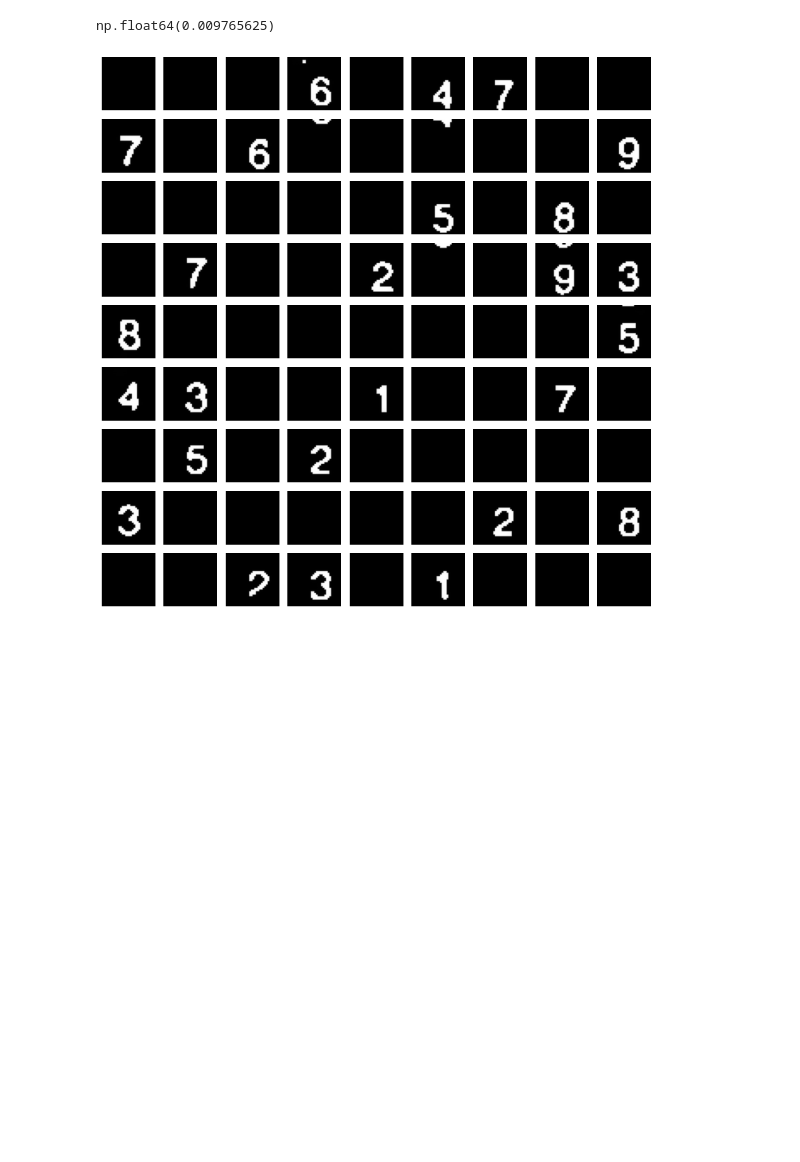
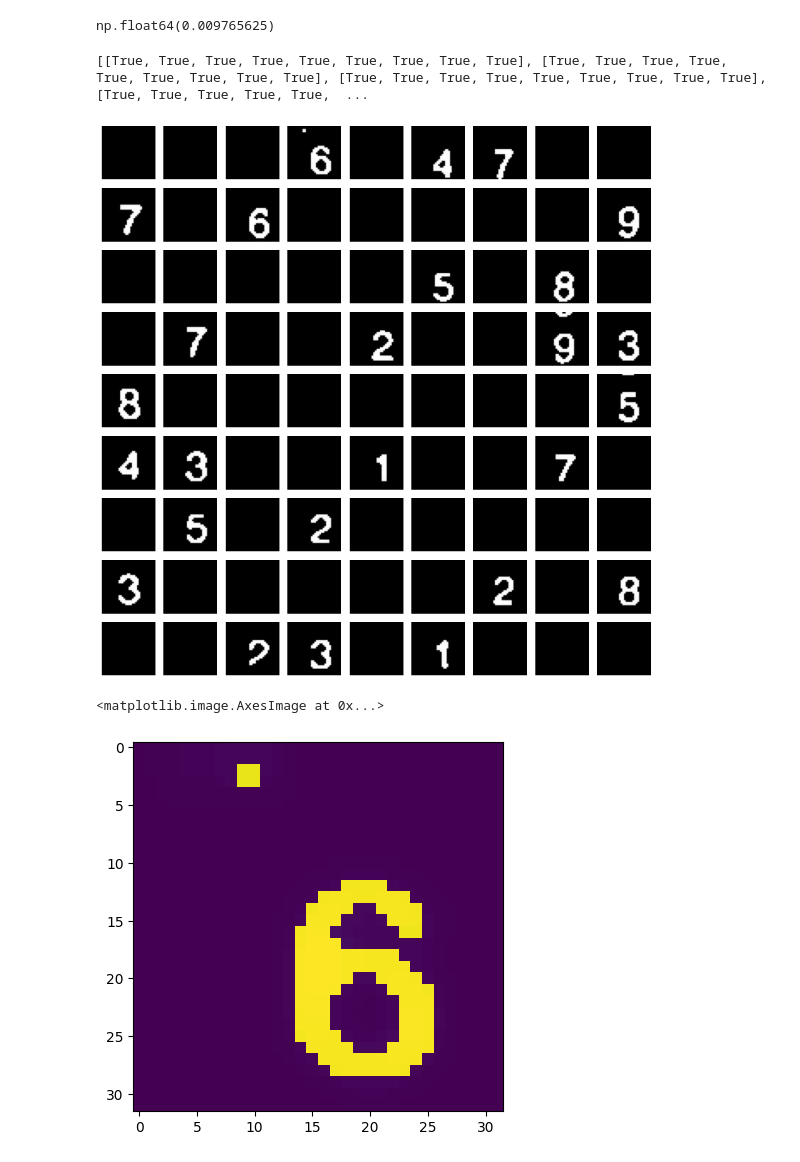
Before and after one commit to parsamhb82/AI-Powered_Sudoku_Grid_Extraction_and_Solver, a Jupyter notebook: image_processing.ipynb, the cells around one changed output. Drawn from its saved outputs; the diff is of its cells as text; code cells hidden in the pictures; blank space fills up the shorter version.

```diff
--- a/image_processing.ipynb
+++ b/image_processing.ipynb
@@ -255,10 +255,16 @@ np.mean(soduku_grid[2][0])
 # %% [output]
 np.float64(0.009765625)
 # %%
+soduku_filled = [[True] * 9 for _ in range(9)]
+print(soduku_filled)
+
 for i in range(grid_size):
     for j in range(grid_size):
-        if np.mean(soduku_grid[i][j]) < 5:  # Adjust threshold
+        if np.mean(soduku_grid[i][j]) < 10:  # Adjust threshold
             soduku_grid[i][j] = np.zeros_like(soduku_grid[i][j])
+            soduku_filled[i][j] = False
+# %% [output]
+[[True, True, True, True, True, True, True, True, True], [True, True, True, True, True, True, True, True, True], [True, True, True, True, True, True, True, True, True], [True, True, True, True, True,  ...
 # %%
 fig, axes = plt.subplots(grid_size, grid_size, figsize=(10, 10))
 for i in range(grid_size):
@@ -269,4 +275,9 @@ for i in range(grid_size):
 plt.tight_layout()
 plt.show()
 # %% [output]
-[figure, old version]
+[figure, new version]
+# %%
+plt.imshow(soduku_grid[0][3])
+# %% [output]
+<matplotlib.image.AxesImage at 0x...>
+[figure, added]
```
Also changed, not shown: parts of 13 cells of this notebook, 1 other file.
